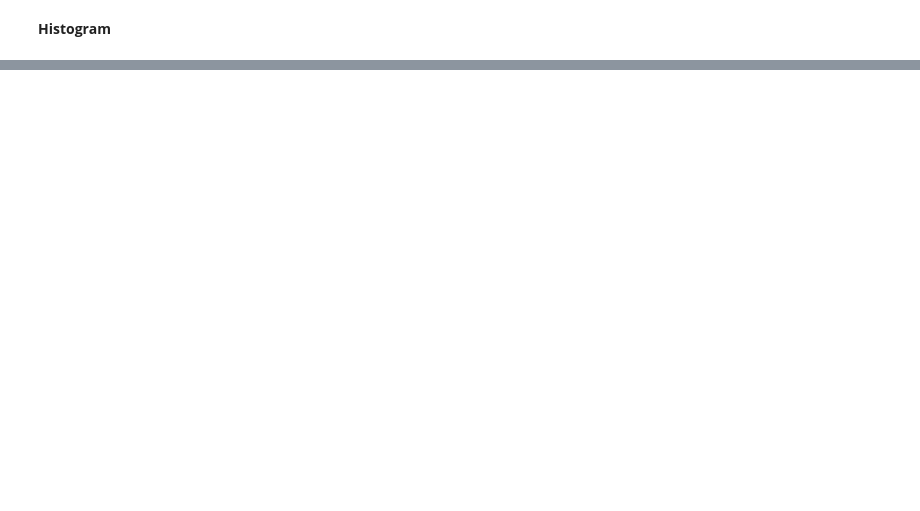
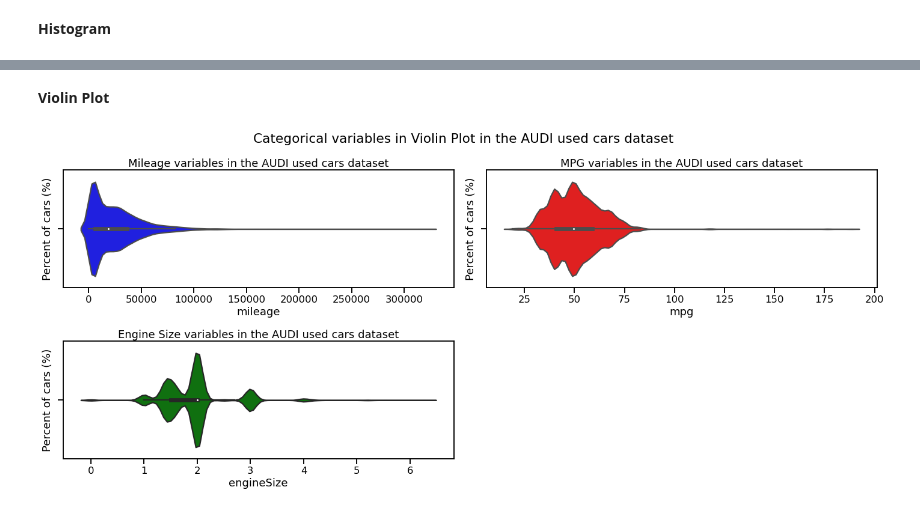
Before and after one commit to TonmoyTalukder/audi_used_car_EDA, a Jupyter notebook: audi_used_car_EDA.ipynb, the cells around one changed output, grey strips where cells are left out. Drawn from its saved outputs; the diff is of its cells as text; code cells hidden in the pictures; blank space fills up the shorter version.

```diff
--- a/audi_used_car_EDA.ipynb
+++ b/audi_used_car_EDA.ipynb
@@ -255,0 +330,2 @@ plt.show()
+# %% [markdown]
+**Violin Plot**
@@ -255,0 +392,35 @@ plt.show()
+# %%
+#Define Figure Size
+plt.figure(figsize=(20,12))
+
+# Title
+plt.suptitle("Categorical variables in Violin Plot in the AUDI used cars dataset")
+
+#subplot row1 column1 Mileage
+plt.subplot(3,2,1)
+sns.violinplot(x='mileage', data = df, color="blue")
+plt.ylabel("Percent of cars (%)") # Labeling Y Axis
+plt.title("Mileage variables in the AUDI used cars dataset") #Title of this Subplot
+
+#subplot row1 column2 MPG
+plt.subplot(3,2,2)
+sns.violinplot(x='mpg', data = df, color="red")
+plt.ylabel("Percent of cars (%)") # Labeling Y Axis
+plt.title("MPG variables in the AUDI used cars dataset") #Title of this Subplot
+
+#subplot row2 column1 Engine Size
+plt.subplot(3,2,3)
+sns.violinplot(x='engineSize', data = df, color="green")
+plt.ylabel("Percent of cars (%)") # Labeling Y Axis
+plt.title("Engine Size variables in the AUDI used cars dataset") #Title of this Subplot
+
+# rotate the xticks
+plt.xticks()
+
+# provide a range for the yticks
+plt.yticks()
+
+plt.tight_layout()
+plt.show()
+# %% [output]
+[figure, added]
```
Also changed, not shown: parts of 19 cells of this notebook.
